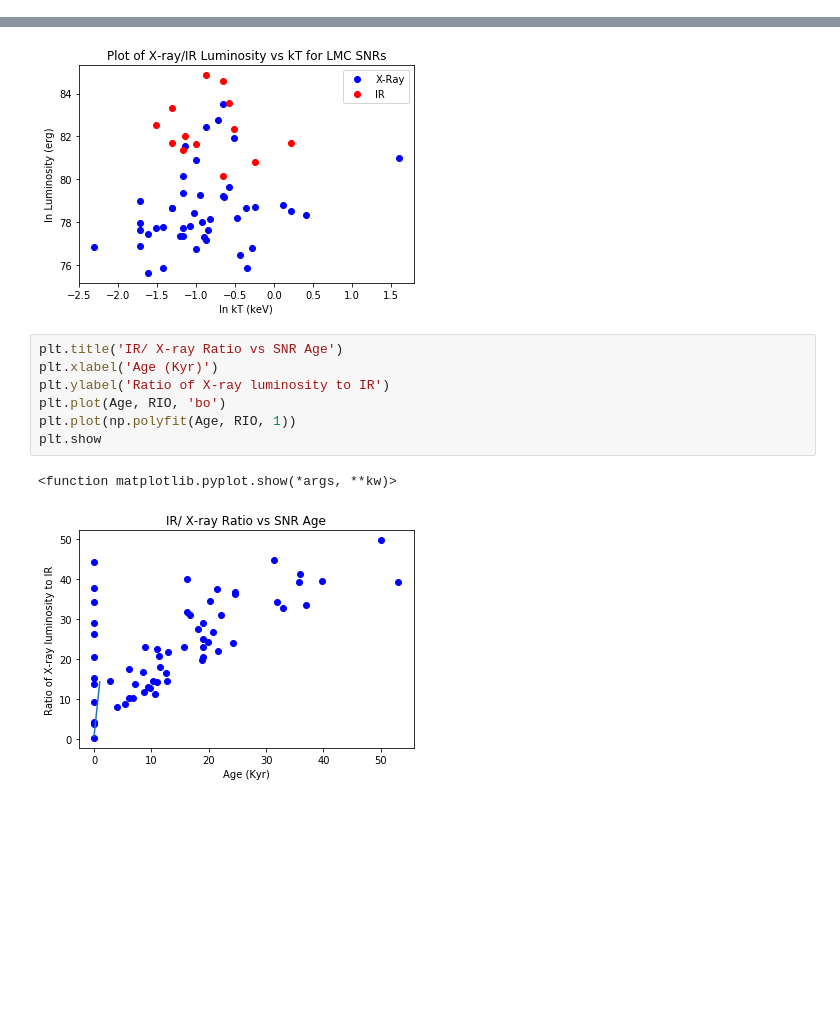
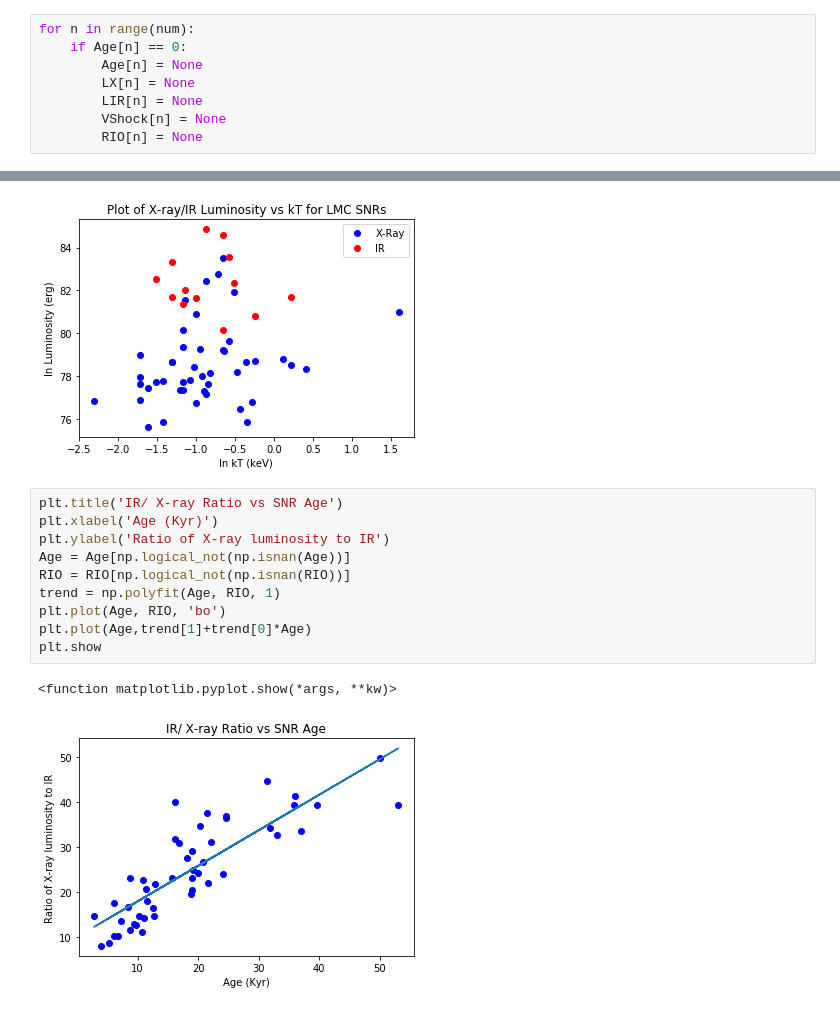
Before and after one commit to jaym878/SNR-Feasibility-Study, a Jupyter notebook: code/Excel_doc_read.ipynb, the cells around one changed output, grey strips where cells are left out. Cells and saved outputs as stored; diff of their text form; blank space fills up the shorter version.

```diff
--- a/code/Excel_doc_read.ipynb
+++ b/code/Excel_doc_read.ipynb
@@ -98,6 +98,14 @@ for n in range(num):
     Dec.append(things)
 Dec = np.asarray(Dec)
 #print(Dec)
+# %%
+for n in range(num):
+    if Age[n] == 0:
+        Age[n] = None
+        LX[n] = None
+        LIR[n] = None
+        VShock[n] = None
+        RIO[n] = None
 # %%
 plt.title('Plot of X-ray/IR Luminosity vs Age for LMC SNRs')
 plt.xlabel('Age (kyr)')
@@ -134,10 +142,13 @@ plt.show
 # %%
 plt.title('IR/ X-ray Ratio vs SNR Age')
 plt.xlabel('Age (Kyr)')
 plt.ylabel('Ratio of X-ray luminosity to IR')
+Age = Age[np.logical_not(np.isnan(Age))]
+RIO = RIO[np.logical_not(np.isnan(RIO))]
+trend = np.polyfit(Age, RIO, 1)
 plt.plot(Age, RIO, 'bo')
-plt.plot(np.polyfit(Age, RIO, 1))
+plt.plot(Age,trend[1]+trend[0]*Age)
 plt.show
 # %% [output]
 <function matplotlib.pyplot.show(*args, **kw)>
-[figure, old version]
+[figure, new version]
```
Also changed, not shown: parts of 2 cells of this notebook, 1 other file.
